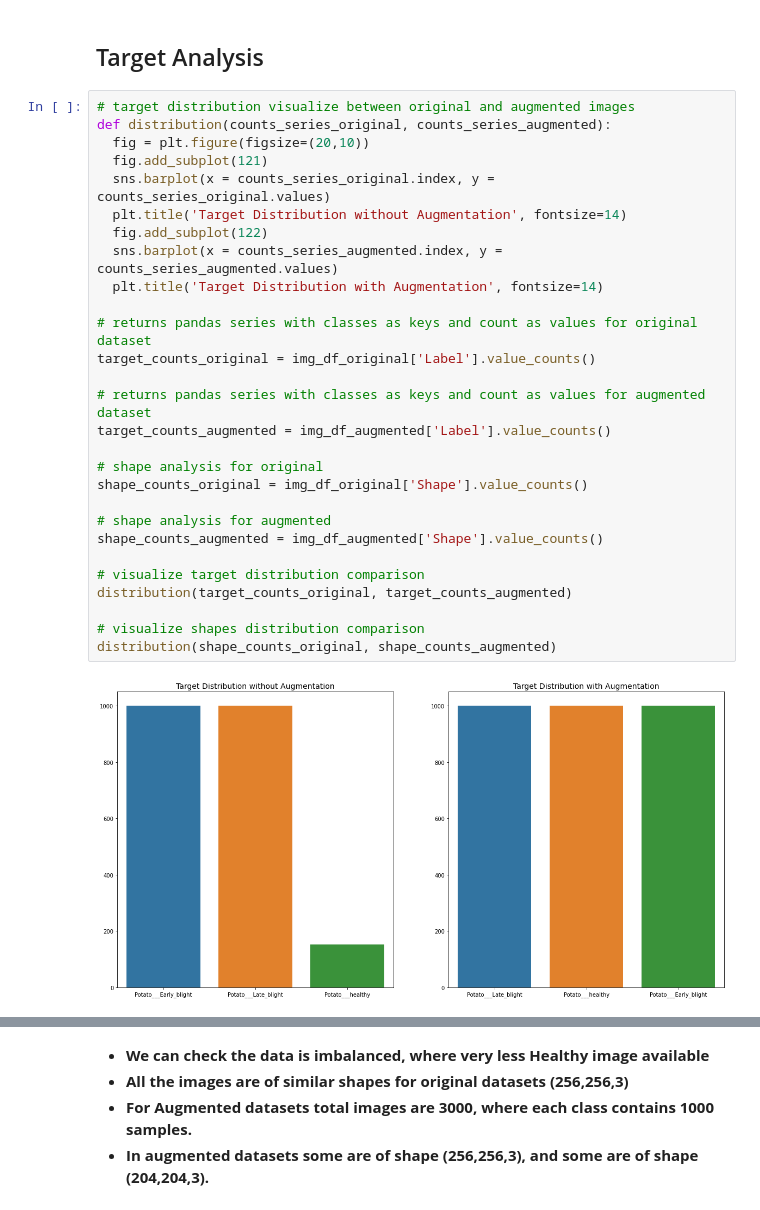
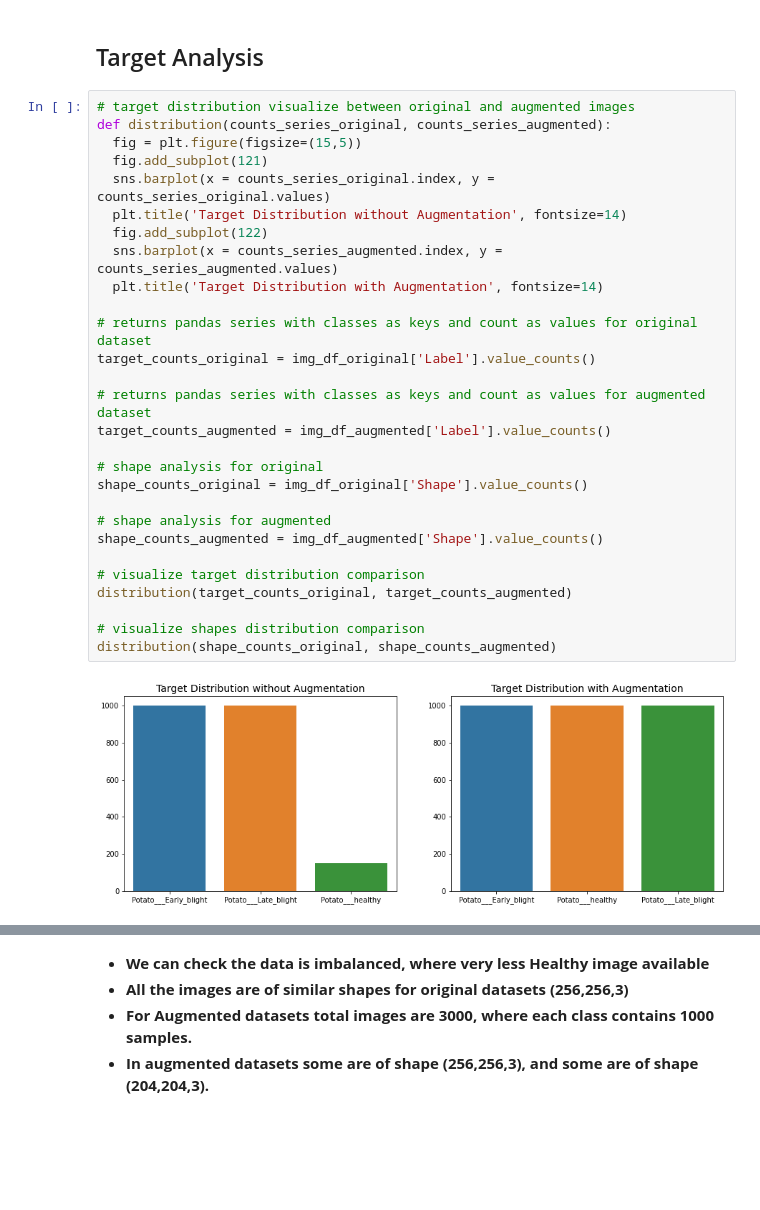
Before and after one commit to sayan0506/Agriculture-project-notes-and-references, a Jupyter notebook: Potato_Leaf_Classifer.ipynb, the cells around one changed output, grey strips where cells are left out. Saved outputs shown, nothing was run; the diff lists cells and outputs as text; blank space fills up the shorter version.

```diff
--- a/Potato_Leaf_Classifer.ipynb
+++ b/Potato_Leaf_Classifer.ipynb
@@ -299,30 +268,30 @@ Label dataframe augmented
 # %%
 # target distribution visualize between original and augmented images
 def distribution(counts_series_original, counts_series_augmented):
-  fig = plt.figure(figsize=(20,10))
+  fig = plt.figure(figsize=(15,5))
   fig.add_subplot(121)
   sns.barplot(x = counts_series_original.index, y = counts_series_original.values)
   plt.title('Target Distribution without Augmentation', fontsize=14)
   fig.add_subplot(122)
   sns.barplot(x = counts_series_augmented.index, y = counts_series_augmented.values)
   plt.title('Target Distribution with Augmentation', fontsize=14)
 
 # returns pandas series with classes as keys and count as values for original dataset
 target_counts_original = img_df_original['Label'].value_counts()
 
 # returns pandas series with classes as keys and count as values for augmented dataset
 target_counts_augmented = img_df_augmented['Label'].value_counts()
 
 # shape analysis for original
 shape_counts_original = img_df_original['Shape'].value_counts()
 
 # shape analysis for augmented
 shape_counts_augmented = img_df_augmented['Shape'].value_counts()
 
 # visualize target distribution comparison
 distribution(target_counts_original, target_counts_augmented)
 
 # visualize shapes distribution comparison
 distribution(shape_counts_original, shape_counts_augmented)
 # %% [output]
-[figure, old version]
+[figure, new version]
```
Also changed, not shown: parts of 17 cells of this notebook.
